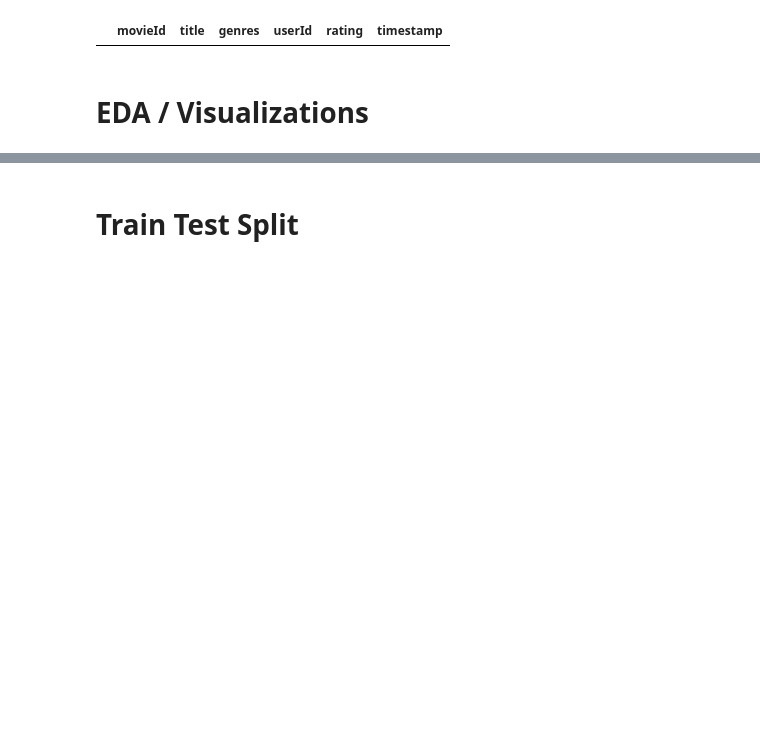
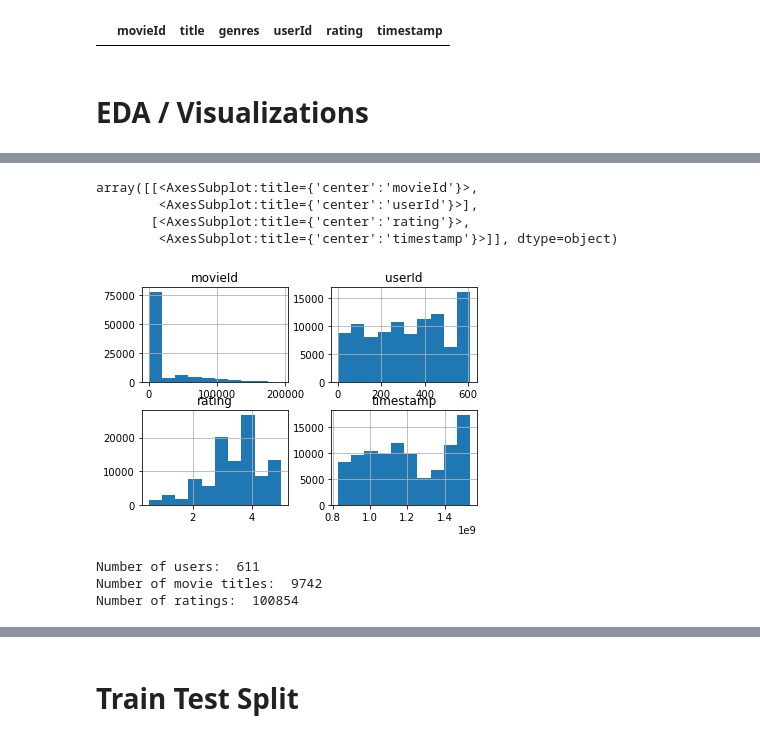
Before and after one commit to DaraNadine/Project_4_RecSystems, a Jupyter notebook: Main Notebook.ipynb, the cells around one changed output, grey strips where cells are left out. Saved outputs shown, nothing was run; the diff lists cells and outputs as text; code cells hidden in the pictures; blank space fills up the shorter version.

Commit message:
added eda visuals and conclusion

```diff
--- a/Main Notebook.ipynb
+++ b/Main Notebook.ipynb
@@ -292,0 +302,16 @@ movie_combo[(movie_combo['movieId'] == 26958 | 64997 | 144606 | 147002 | 168358)
+# %%
+movie_combo.hist() #looking at the distributions pf the data
+# %% [output]
+array([[<AxesSubplot:title={'center':'movieId'}>,
+        <AxesSubplot:title={'center':'userId'}>],
+       [<AxesSubplot:title={'center':'rating'}>,
+        <AxesSubplot:title={'center':'timestamp'}>]], dtype=object)
+[figure, added]
+# %%
+print('Number of users: ',len(movie_combo.userId.unique()))
+print('Number of movie titles: ',len(movie_combo.movieId.unique()))
+print('Number of ratings: ' ,movie_combo.shape[0])
+# %% [output]
+Number of users:  611
+Number of movie titles:  9742
+Number of ratings:  100854
```
Also changed, not shown: parts of 13 cells of this notebook.
